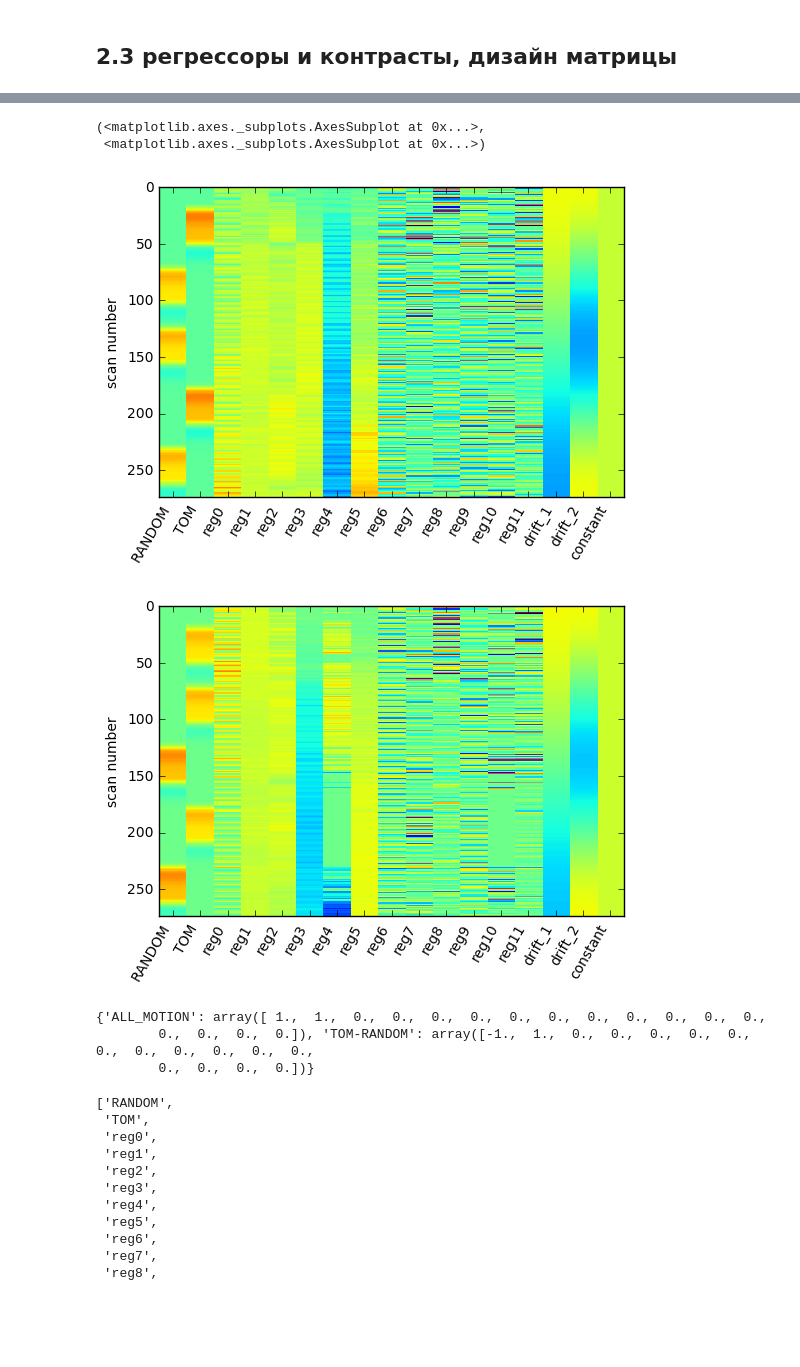
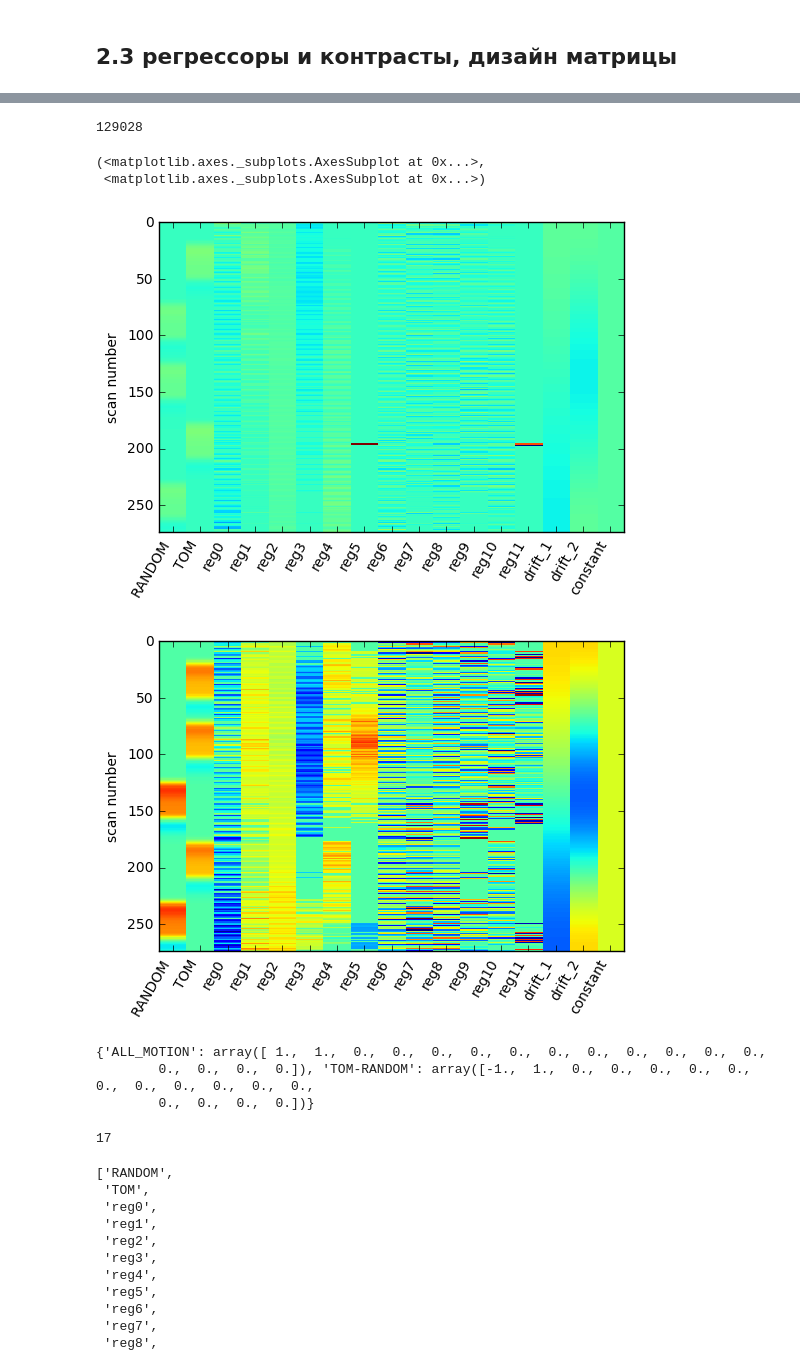
Before and after one commit to notakamilice/graduate_thesis, a Jupyter notebook: fmri_analysis_pipeline.ipynb, the cells around one changed output, grey strips where cells are left out. Drawn from its saved outputs; the diff is of its cells as text; code cells hidden in the pictures; blank space fills up the shorter version.

```diff
--- a/fmri_analysis_pipeline.ipynb
+++ b/fmri_analysis_pipeline.ipynb
@@ -97,7 +120,7 @@ ungzipping done
 # @TODO change paths for unix
 options = {'protocol': 'SOCIAL',
            'dataset_description': 'HCP SOCIAL experiment',
-           'dataset_dir': 'C:\\data\\graduate_thesis\\hcp_data_sample\\',
+           'dataset_dir': 'C:\\data\\graduate_thesis\\hcp_data\\',
            'subject_dirs': '*',
            'output_dir': 'output',
            'nruns': 2,
@@ -112,7 +135,7 @@ options = {'protocol': 'SOCIAL',
            'nslices': 72,
            'TR': 0.72,
            'TA': 'TR * (1 - 1 / nslices)',
-           'nsubjects': 3,
+           'nsubjects': 15,
            'exclude_these_subject_ids': [],
            'include_only_these_subject_ids': [],
            'n_jobs': 32,
@@ -838,10 +896,12 @@ Saving session 2 design matrix to csv...
 # %%
-subjects[0].X[0].show(),subjects[0].X[1].show()
+print(subjects[14].subject_id)
+subjects[14].X[0].show(),subjects[14].X[1].show()
 # %% [output]
-(<matplotlib.axes._subplots.AxesSubplot at 0x...>,
- <matplotlib.axes._subplots.AxesSubplot at 0x...>)
+129028
+(<matplotlib.axes._subplots.AxesSubplot at 0x...>,
+ <matplotlib.axes._subplots.AxesSubplot at 0x...>)
-[figure, old version]
+[figure, new version]
-[figure, old version]
+[figure, new version]
 # %%
 nregressors = subjects[0].X[0].matrix.shape[1]
 
@@ -864,6 +924,10 @@ print(contrasts)
 {'ALL_MOTION': array([ 1.,  1.,  0.,  0.,  0.,  0.,  0.,  0.,  0.,  0.,  0.,  0.,  0.,
         0.,  0.,  0.,  0.]), 'TOM-RANDOM': array([-1.,  1.,  0.,  0.,  0.,  0.,  0.,  0.,  0.,  0.,  0.,  0.,  0.,
         0.,  0.,  0.,  0.])}
+# %%
+nregressors
+# %% [output]
+17
 # %%
 subjects[0].X[0].names
 # %% [output]
```
Also changed, not shown: parts of 78 cells of this notebook.
